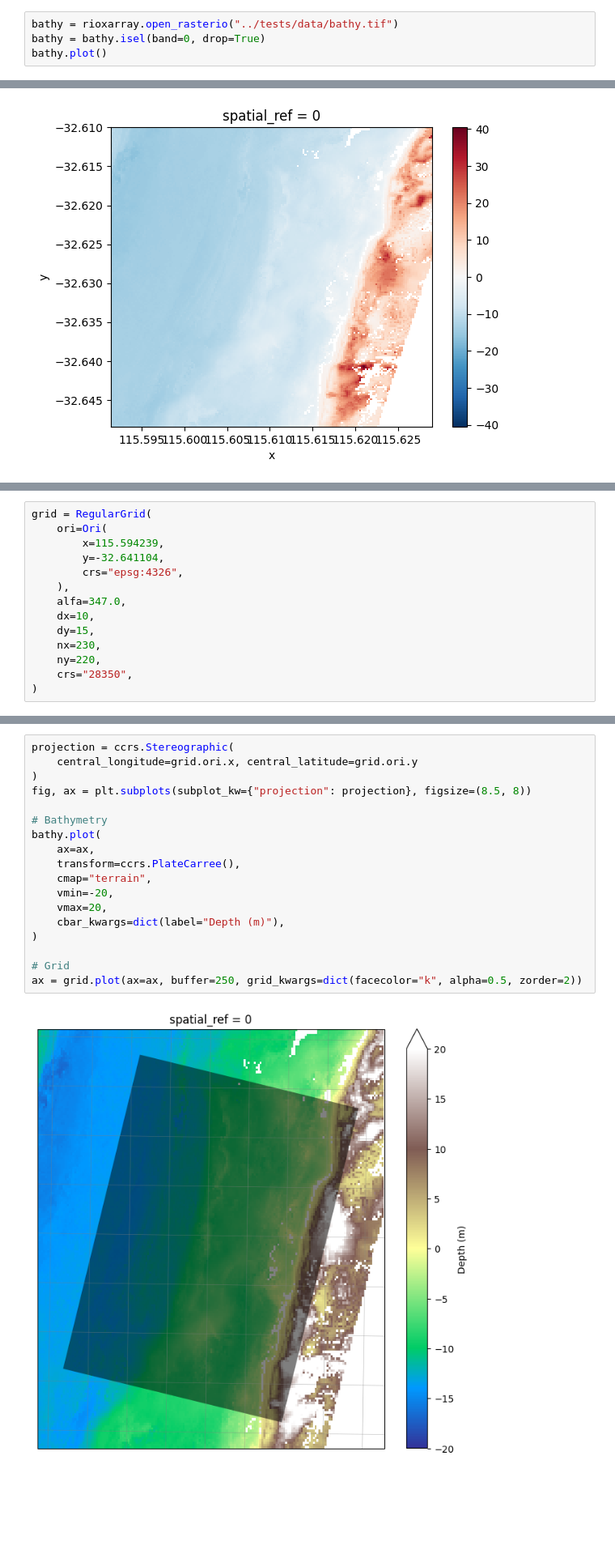
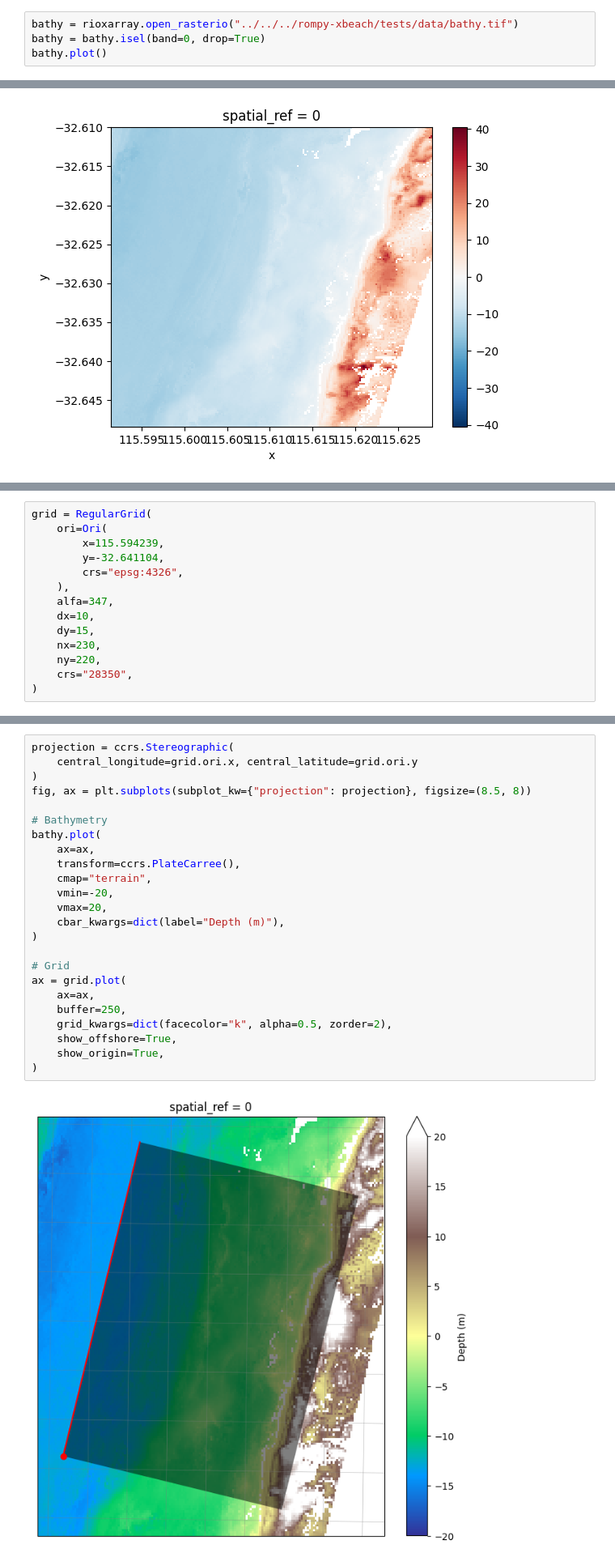
Before and after one commit to rom-py/rompy-notebooks, a Jupyter notebook: notebooks/xbeach/data-demo.ipynb, the cells around one changed output, grey strips where cells are left out. Shown at 81% size. Drawn from its saved outputs; the diff is of its cells as text; blank space fills up the shorter version.

Commit message:
changes to data demo

```diff
--- a/notebooks/xbeach/data-demo.ipynb
+++ b/notebooks/xbeach/data-demo.ipynb
@@ -20,7 +20,7 @@ warnings.filterwarnings("ignore")
 
 Read bathy from the test data to inspect and help defining the model grid
 # %%
-bathy = rioxarray.open_rasterio("../tests/data/bathy.tif")
+bathy = rioxarray.open_rasterio("../../../rompy-xbeach/tests/data/bathy.tif")
 bathy = bathy.isel(band=0, drop=True)
 bathy.plot()
 # %% [output]
@@ -37,7 +37,7 @@ grid = RegularGrid(
         y=-32.641104,
         crs="epsg:4326",
     ),
-    alfa=347.0,
+    alfa=347,
     dx=10,
     dy=15,
     nx=230,
@@ -49,20 +53,26 @@ grid = RegularGrid(
 # %%
 projection = ccrs.Stereographic(
     central_longitude=grid.ori.x, central_latitude=grid.ori.y
 )
 fig, ax = plt.subplots(subplot_kw={"projection": projection}, figsize=(8.5, 8))
 
 # Bathymetry
 bathy.plot(
     ax=ax,
     transform=ccrs.PlateCarree(),
     cmap="terrain",
     vmin=-20,
     vmax=20,
     cbar_kwargs=dict(label="Depth (m)"),
 )
 
 # Grid
-ax = grid.plot(ax=ax, buffer=250, grid_kwargs=dict(facecolor="k", alpha=0.5, zorder=2))
+ax = grid.plot(
+    ax=ax,
+    buffer=250,
+    grid_kwargs=dict(facecolor="k", alpha=0.5, zorder=2),
+    show_offshore=True,
+    show_origin=True,
+)
 # %% [output]
-[figure, old version]
+[figure, new version]
```
Also changed, not shown: parts of 26 cells of this notebook.
